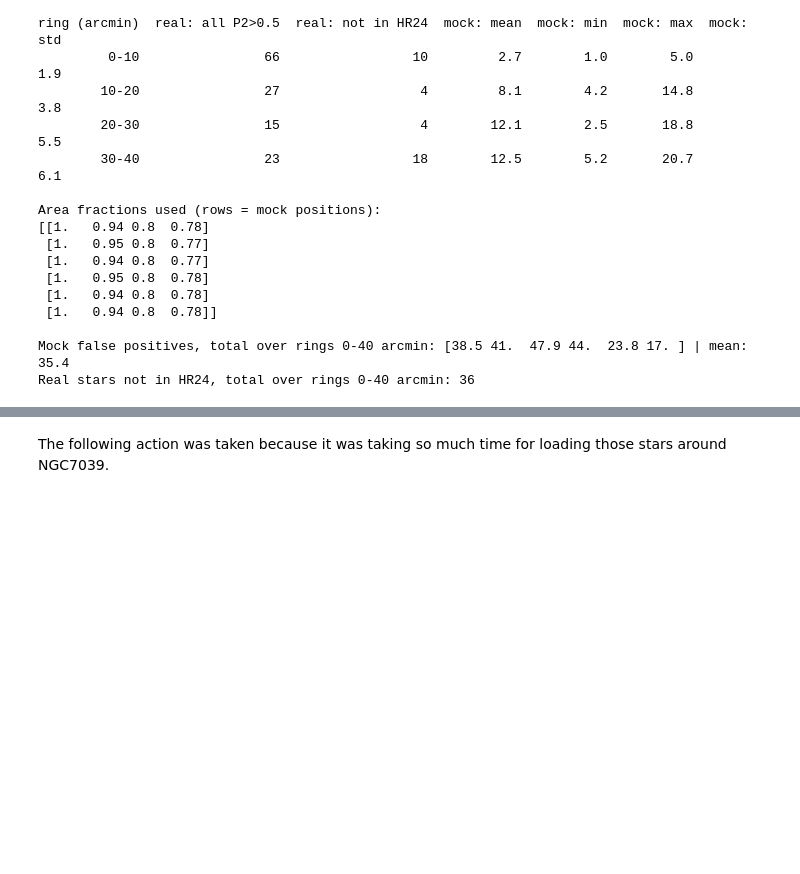
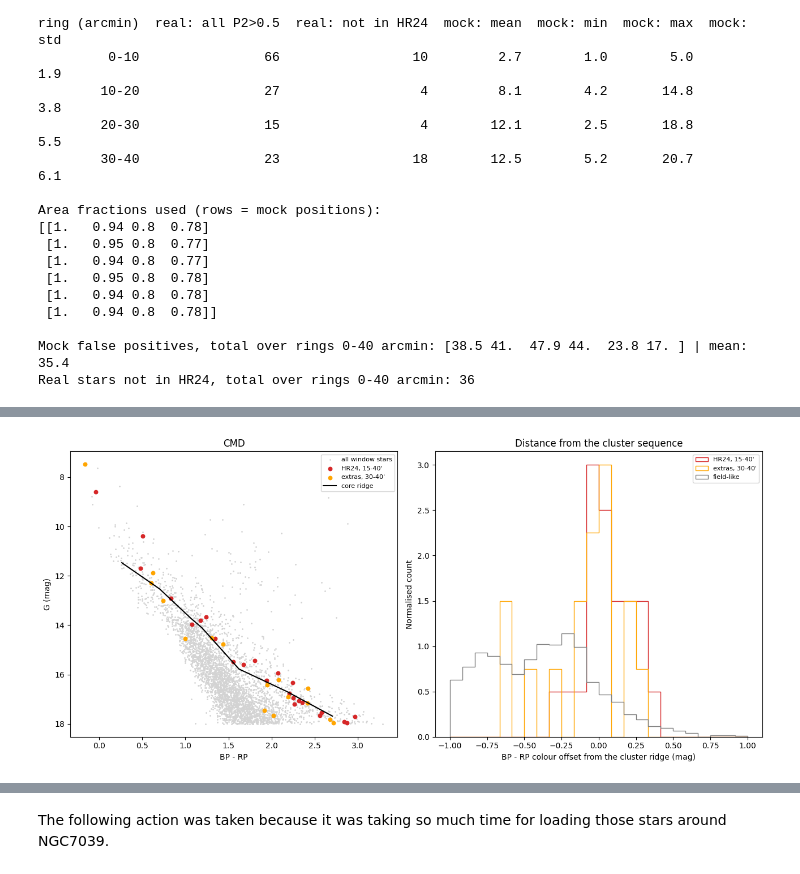
Before and after one commit to nischalbhandari1822-bit/ngc7039-open-cluster-analysis-, a Jupyter notebook: notebooks/ngc7039_analysis.ipynb, the cells around one changed output, grey strips where cells are left out. Cells and saved outputs as stored; diff of their text form; code cells hidden in the pictures; blank space fills up the shorter version.

```diff
--- a/notebooks/ngc7039_analysis.ipynb
+++ b/notebooks/ngc7039_analysis.ipynb
@@ -1103,0 +1255,88 @@ Real stars not in HR24, total over rings 0-40 arcmin: 36
+# %%
+import numpy as np
+import pandas as pd
+import matplotlib.pyplot as plt
+from astropy.coordinates import SkyCoord
+import astropy.units as u
+
+# ---------- 1. Load the Step 3c result ----------
+df = pd.read_csv("step3c_membership.csv")
+RA0, DEC0 = 317.696, 45.595                       # centre from the earlier steps
+c0 = SkyCoord(RA0 * u.deg, DEC0 * u.deg)
+pos = SkyCoord(df["ra"].values * u.deg, df["dec"].values * u.deg)
+df["pa"] = c0.position_angle(pos).deg             # 0 = north, 90 = east
+hr = df["in_HR24"].values
+P = df["P3"].values
+r = df["r"].values
+print(f"Stars in file: {len(df)} | P3 > 0.5: {(P > 0.5).sum()}")
+
+# ---------- 2. Test A: do the 25-60 arcmin extras sit in one direction? ----------
+band = (r >= 25) & (r < 60)
+extra = band & (P > 0.5) & ~hr
+sectors = np.arange(0, 361, 45)
+n_ex = np.histogram(df.loc[extra, "pa"], bins=sectors)[0]
+n_all = np.histogram(df.loc[band, "pa"], bins=sectors)[0]
+exp = n_all / n_all.sum() * n_ex.sum()
+lab = ["N", "NE", "E", "SE", "S", "SW", "W", "NW"]
+print(f"\nTest A: {extra.sum()} extras (P3 > 0.5, not in HR24) at 25-60 arcmin, by position-angle sector")
+print("Expected = share of all window stars in that sector x number of extras")
+print(pd.DataFrame({"sector": lab, "extras": n_ex, "expected": exp.round(1),
+                    "all stars": n_all}).to_string(index=False))
+chi2 = np.sum((n_ex - exp) ** 2 / np.maximum(exp, 1e-9))
+print(f"chi-square = {chi2:.1f} for 7 degrees of freedom (above ~14 would be unusual, p < 0.05)")
+
+# ---------- 3. Test B: do the extras follow the cluster's colour-magnitude sequence? ----------
+core = (r < 15) & (P > 0.9)
+g = df["phot_g_mean_mag"].values
+bp = df["BP_RP"].values
+edges = np.arange(8, 18.01, 1.0)
+cen, rid = [], []
+for lo, hi in zip(edges[:-1], edges[1:]):
+    m = core & (g >= lo) & (g < hi)
+    if m.sum() >= 3:
+        cen.append(np.median(g[m])); rid.append(np.median(bp[m]))
+cen, rid = np.array(cen), np.array(rid)
+print(f"\nTest B: cluster ridge line built from {core.sum()} core stars (r < 15', P3 > 0.9), "
+      f"{len(cen)} magnitude bins")
+df["dcol"] = bp - np.interp(g, cen, rid)
+d = df["dcol"].values
+
+groups = {
+    "core stars (the ridge itself, in-sample)": core,
+    "HR24 stars, P3>0.5, 15-40 arcmin":           hr & (P > 0.5) & (r >= 15) & (r < 40),
+    "extras, P3>0.5, r < 30":                     ~hr & (P > 0.5) & (r < 30),
+    "extras, P3>0.5, 30-40 arcmin":               ~hr & (P > 0.5) & (r >= 30) & (r < 40),
+    "extras, P3>0.5, 40-80 arcmin":               ~hr & (P > 0.5) & (r >= 40),
+    "baseline: field-like stars (P3<0.05)":       (P < 0.05) & (r >= 15),
+}
+rows = []
+for name, m in groups.items():
+    x = np.abs(d[m])
+    rows.append({"group": name, "N": int(m.sum()),
+                 "median |dcol|": round(float(np.median(x)), 3) if m.sum() else np.nan,
+                 "within 0.10 mag": f"{(x < 0.10).mean():.0%}" if m.sum() else "-",
+                 "within 0.20 mag": f"{(x < 0.20).mean():.0%}" if m.sum() else "-"})
+print(pd.DataFrame(rows).to_string(index=False))
+print("(dcol = BP-RP minus the cluster ridge at the same G; the core row is biased low because it defines the ridge)")
+
+# ---------- 4. Plots ----------
+fig, ax = plt.subplots(1, 2, figsize=(13, 6))
+ax[0].scatter(df["BP_RP"], df["phot_g_mean_mag"], s=1, c="lightgrey", label="all window stars")
+for name, col, lab_ in [("HR24 stars, P3>0.5, 15-40 arcmin", "tab:red", "HR24, 15-40'"),
+                        ("extras, P3>0.5, 30-40 arcmin", "orange", "extras, 30-40'")]:
+    m = groups[name]
+    ax[0].scatter(df.loc[m, "BP_RP"], df.loc[m, "phot_g_mean_mag"], s=22, c=col, label=lab_)
+ax[0].plot(rid, cen, "k-", lw=1.5, label="core ridge")
+ax[0].invert_yaxis(); ax[0].legend(fontsize=8)
+ax[0].set(xlabel="BP - RP", ylabel="G (mag)", title="CMD")
+
+bins = np.linspace(-1, 1, 25)
+for name, col, lab_ in [("HR24 stars, P3>0.5, 15-40 arcmin", "tab:red", "HR24, 15-40'"),
+                        ("extras, P3>0.5, 30-40 arcmin", "orange", "extras, 30-40'"),
+                        ("baseline: field-like stars (P3<0.05)", "grey", "field-like")]:
+    ax[1].hist(d[groups[name]], bins=bins, histtype="step", density=True, color=col, lw=2, label=lab_)
+ax[1].legend(fontsize=8)
+ax[1].set(xlabel="BP - RP colour offset from the cluster ridge (mag)", ylabel="Normalised count",
+          title="Distance from the cluster sequence")
+plt.tight_layout(); plt.show()
+# %% [output]
@@ -1103,0 +1360 @@ Real stars not in HR24, total over rings 0-40 arcmin: 36
+[figure, added]
```
Also changed, not shown: parts of 29 cells of this notebook.
